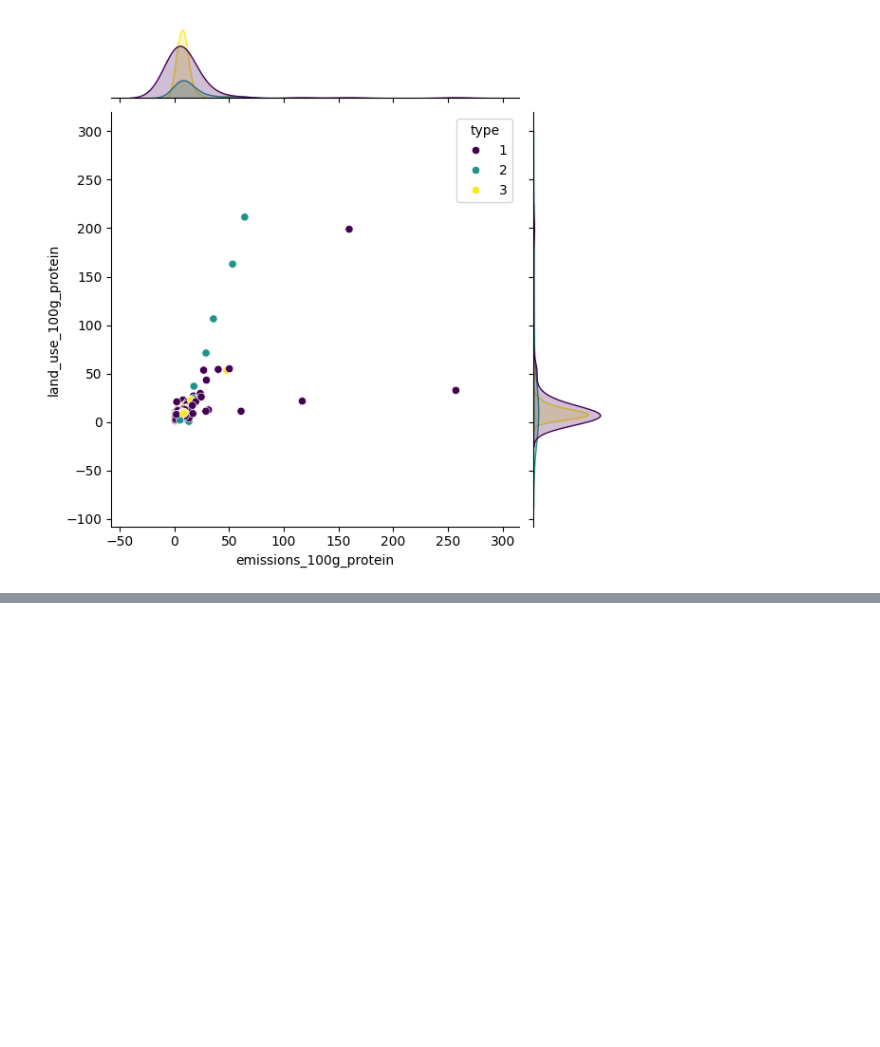
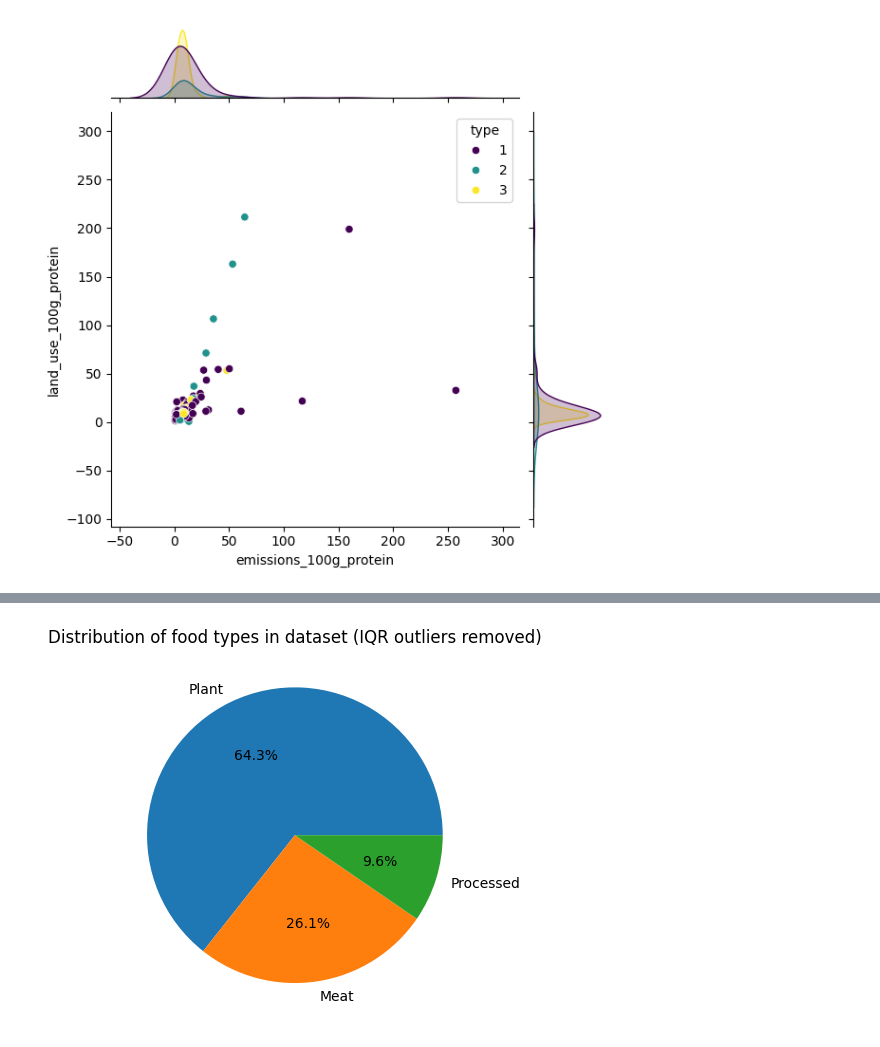
Before and after one commit to TMaczek/BananaIndexV2, a Jupyter notebook: BananaIndexEDA.ipynb, the cells around one changed output, grey strips where cells are left out. Saved outputs shown, nothing was run; the diff lists cells and outputs as text; code cells hidden in the pictures; blank space fills up the shorter version.

```diff
--- a/BananaIndexEDA.ipynb
+++ b/BananaIndexEDA.ipynb
@@ -383,0 +393,16 @@ sns.jointplot(data=df, x='emissions_100g_protein', y='land_use_100g_protein', hu
+# %%
+# 3 sigma rule
+
+def three_sigma(df, outlier_col, sigma_count=3, use_median=False):
+  sigma = df[outlier_col].std()
+  # select central tendency
+  E = df[outlier_col].median() if use_median else df[outlier_col].mean()
+
+  print(f"Outliers for {outlier_col} column: ")
+  for index, row in df.iterrows():
+    if abs(row[outlier_col]-E) > sigma * sigma_count:
+      # outliers
+      print(index)
+    else:
+      #typical
+      pass
@@ -383,0 +480,14 @@ sns.jointplot(data=df, x='emissions_100g_protein', y='land_use_100g_protein', hu
+# %%
+fig, ax = plt.subplots()
+
+pie_label = ['Plant', 'Meat', 'Processed']
+
+ax.pie(df2['type'].value_counts(), labels=pie_label, autopct='%1.1f%%')
+
+plt.title("Distribution of food types in dataset (IQR outliers removed)")
+
+plt.show()
+
+# before and after plot?
+# %% [output]
+[figure, added]
```
Also changed, not shown: parts of 10 cells of this notebook.
